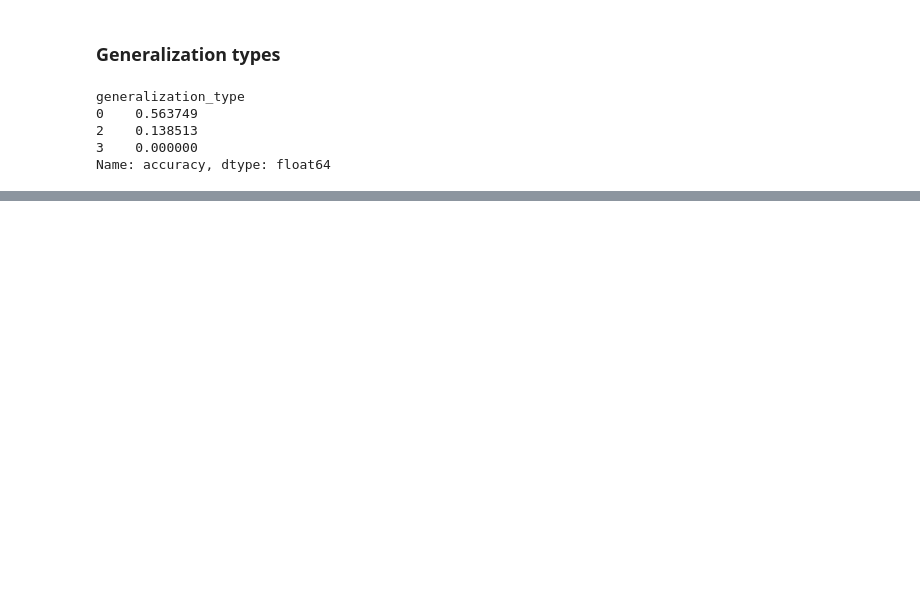
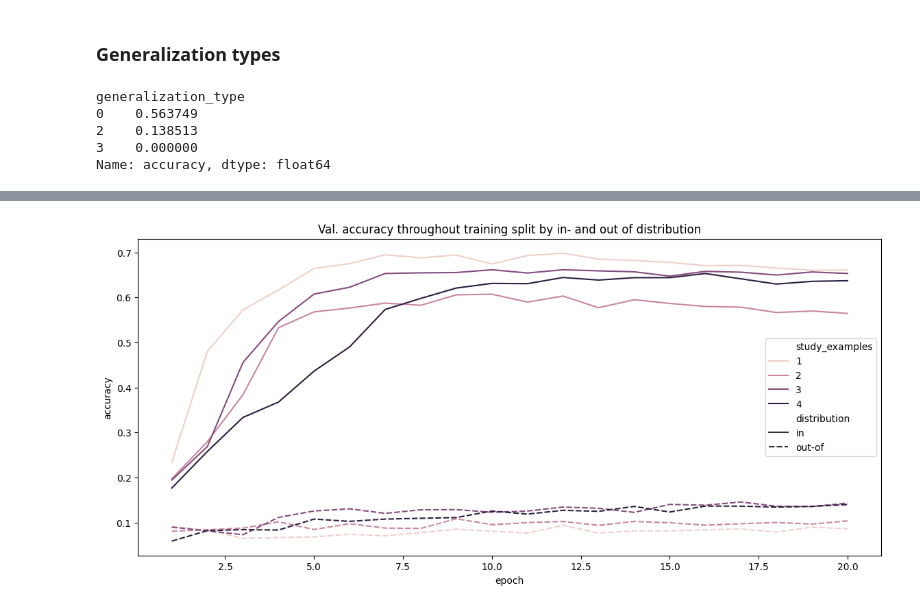
Before and after one commit to philipp-hellwig/MLC-letter-string-analogies, a Jupyter notebook: analyses/all_trans.ipynb, the cells around one changed output, grey strips where cells are left out. Cells and saved outputs as stored; diff of their text form; code cells hidden in the pictures; blank space fills up the shorter version.

```diff
--- a/analyses/all_trans.ipynb
+++ b/analyses/all_trans.ipynb
@@ -92,0 +200,23 @@ Name: accuracy, dtype: float64
+# %%
+cp_study1 = checkpoint.CheckPoint("../models/MLC_dallstudy1_nep20.pt", device=DEVICE)
+val_acc1 = pd.DataFrame(cp_study1.checkpoint["val_accuracy"])
+val_acc1 = pd.melt(val_acc1, id_vars=['epoch'], value_vars=["in","out-of"], var_name="distribution", value_name="accuracy")
+val_acc1["study_examples"] = 1
+
+cp_study2 = checkpoint.CheckPoint("../models/MLC_dallstudy2_nep20.pt", device=DEVICE)
+val_acc2 = pd.DataFrame(cp_study2.checkpoint["val_accuracy"])
+val_acc2 = pd.melt(val_acc2, id_vars=['epoch'], value_vars=["in","out-of"], var_name="distribution", value_name="accuracy")
+val_acc2["study_examples"] = 2
+
+cp_study3 = checkpoint.CheckPoint("../models/MLC_dallstudy3_nep20.pt", device=DEVICE)
+val_acc3 = pd.DataFrame(cp_study3.checkpoint["val_accuracy"])
+val_acc3 = pd.melt(val_acc3, id_vars=['epoch'], value_vars=["in","out-of"], var_name="distribution", value_name="accuracy")
+val_acc3["study_examples"] = 3
+
+cp_study4 = checkpoint.CheckPoint("../models/MLC_dallstudy4_nep20.pt", device=DEVICE)
+val_acc4 = pd.DataFrame(cp_study4.checkpoint["val_accuracy"])
+val_acc4 = pd.melt(val_acc4, id_vars=['epoch'], value_vars=["in","out-of"], var_name="distribution", value_name="accuracy")
+val_acc4["study_examples"] = 4
+# %%
+val_acc_by_nstudy = pd.concat([val_acc1,val_acc2,val_acc3,val_acc4])
+val_acc_by_nstudy.head()
@@ -92,0 +230,6 @@ Name: accuracy, dtype: float64
+# %%
+fig, ax = plt.subplots(figsize=(14,6))
+_ = sns.lineplot(data=val_acc_by_nstudy, x="epoch", y="accuracy", hue="study_examples", style="distribution", ax=ax)
+_ = ax.set_title("Val. accuracy throughout training split by in- and out of distribution")
+# %% [output]
+[figure, added]
```
Also changed, not shown: parts of 10 cells of this notebook, 3 other files.
